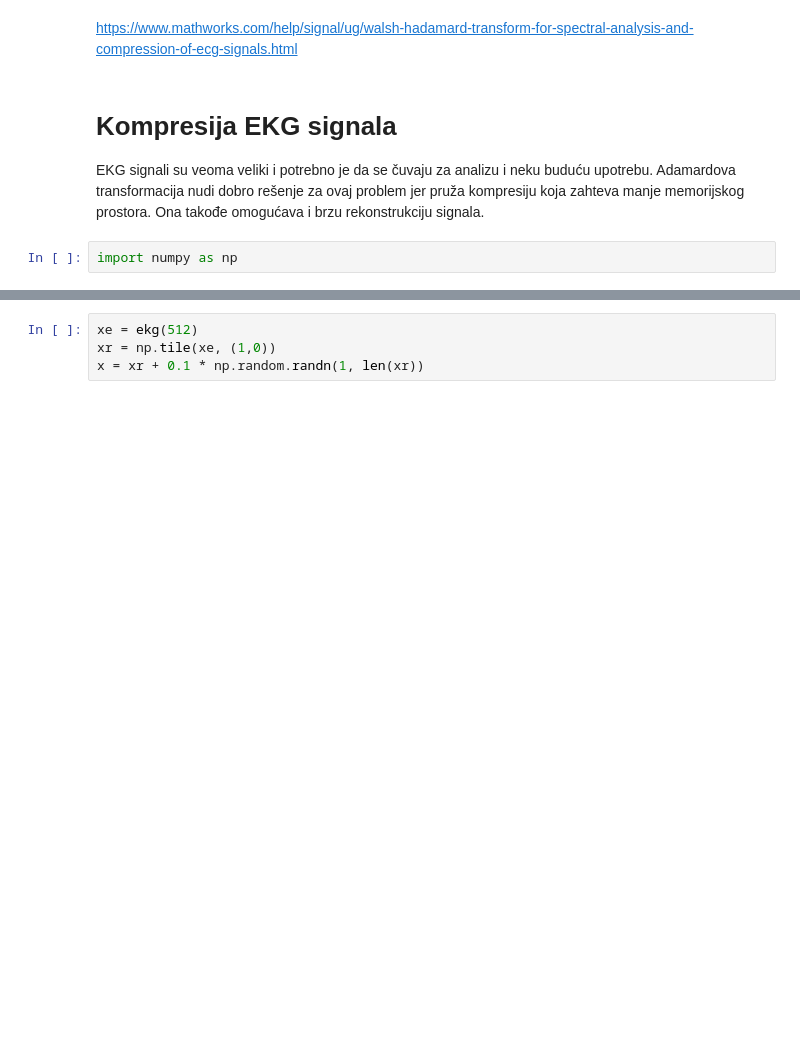
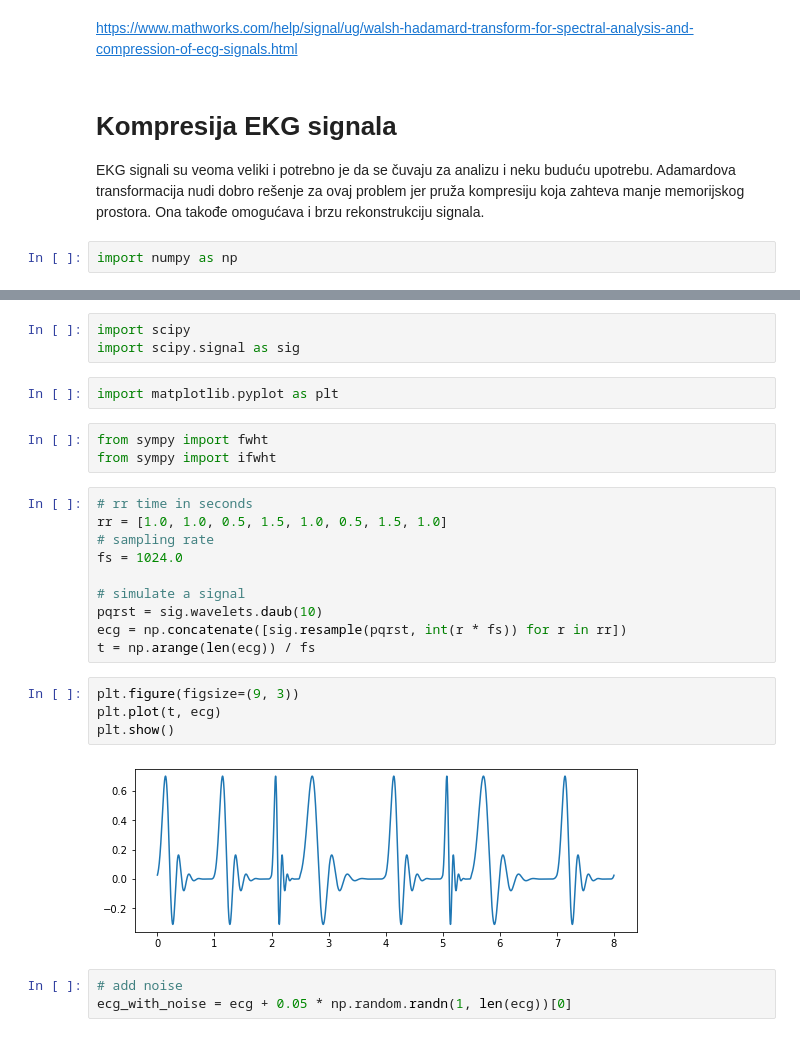
Before and after one commit to Nevena1997/Hadamard_transform, a Jupyter notebook: 05_Hadamard_Transform_&_Compression_of_Signals.ipynb, the cells around one changed output, grey strips where cells are left out. Saved outputs shown, nothing was run; the diff lists cells and outputs as text; blank space fills up the shorter version.

Commit message:
Add HT and Compression of Signals

```diff
--- a/05_Hadamard_Transform_&_Compression_of_Signals.ipynb
+++ b/05_Hadamard_Transform_&_Compression_of_Signals.ipynb
@@ -14,4 +9,27 @@ def ekg(n):
-# %%
-xe = ekg(512)
-xr = np.tile(xe, (1,0))
-x = xr + 0.1 * np.random.randn(1, len(xr))
+# %%
+import scipy
+import scipy.signal as sig
+# %%
+import matplotlib.pyplot as plt
+# %%
+from sympy import fwht
+from sympy import ifwht
+# %%
+# rr time in seconds
+rr = [1.0, 1.0, 0.5, 1.5, 1.0, 0.5, 1.5, 1.0]
+# sampling rate
+fs = 1024.0
+
+# simulate a signal
+pqrst = sig.wavelets.daub(10)
+ecg = np.concatenate([sig.resample(pqrst, int(r * fs)) for r in rr])
+t = np.arange(len(ecg)) / fs
+# %%
+plt.figure(figsize=(9, 3))
+plt.plot(t, ecg)
+plt.show()
+# %% [output]
+[figure, added]
+# %%
+# add noise
+ecg_with_noise = ecg + 0.05 * np.random.randn(1, len(ecg))[0]
```
Also changed, not shown: parts of 16 cells of this notebook.
